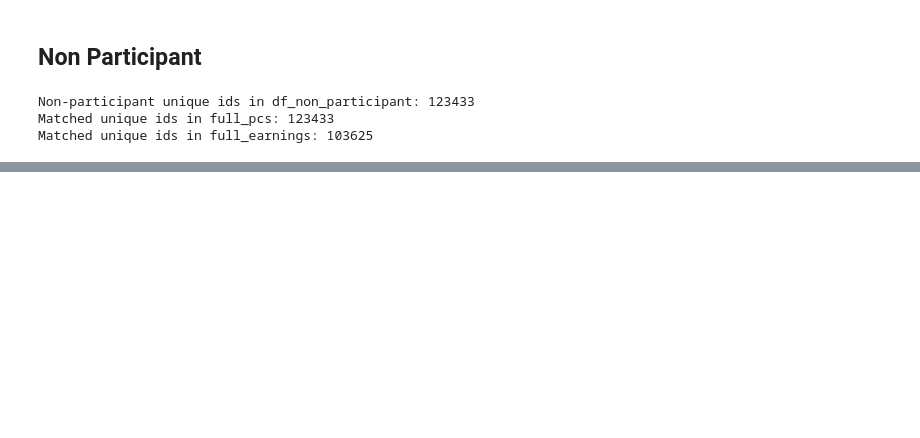
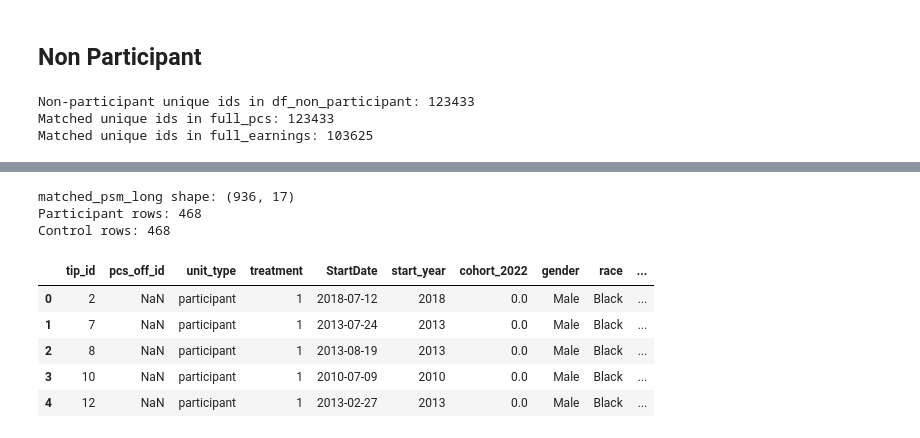
Before and after one commit to Nikki-Lemon/TIP2026, a Jupyter notebook: Matching/Participant_NonParticipant_Matching.ipynb, the cells around one changed output, grey strips where cells are left out. Cells and saved outputs as stored; diff of their text form; code cells hidden in the pictures; blank space fills up the shorter version.

```diff
--- a/Matching/Participant_NonParticipant_Matching.ipynb
+++ b/Matching/Participant_NonParticipant_Matching.ipynb
@@ -2483,0 +1934,71 @@ Notes:
+# %%
+# --------------------------------------------------
+# Block 6: Build final matched long table
+# --------------------------------------------------
+
+# control rows
+matched_control_long = matched_top1_controls.copy()
+matched_control_long["unit_type"] = "control"
+matched_control_long["treatment"] = 0
+
+matched_control_long = matched_control_long.rename(columns={
+    "inherited_StartDate": "StartDate"
+})
+
+# keep harmonized control-side columns
+matched_control_long = matched_control_long[[
+    "tip_id", "pcs_off_id", "unit_type", "treatment",
+    "StartDate", "start_year", "cohort_2022",
+    "gender", "race", "year_of_birth_final", "age_of_first_offense",
+    "num_sentences_before_start", "any_high_ogs_before_start",
+    "num_offenses_before_start", "earnings_2yr_preTIP",
+    "job_right_before_tip", "psm_distance"
+]].copy()
+
+matched_control_long = matched_control_long.rename(columns={
+    "year_of_birth_final": "year_of_birth"
+})
+
+# participant rows
+matched_tip_ids = matched_top1_controls["tip_id"].unique()
+
+matched_participant_long = participant_psm_base[
+    participant_psm_base["tip_id"].isin(matched_tip_ids)
+].copy()
+
+matched_participant_long["pcs_off_id"] = np.nan
+matched_participant_long["unit_type"] = "participant"
+matched_participant_long["treatment"] = 1
+matched_participant_long["start_year"] = matched_participant_long["StartDate"].dt.year
+matched_participant_long["psm_distance"] = 0.0
+
+matched_participant_long = matched_participant_long[[
+    "tip_id", "pcs_off_id", "unit_type", "treatment",
+    "StartDate", "start_year", "cohort_2022",
+    "gender", "race", "year_of_birth", "age_of_first_offense",
+    "num_sentences_before_start", "any_high_ogs_before_start",
+    "num_offenses_before_start", "earnings_2yr_preTIP",
+    "job_right_before_tip", "psm_distance"
+]].copy()
+
+# combine
+matched_psm_long = pd.concat(
+    [matched_participant_long, matched_control_long],
+    ignore_index=True
+)
+
+print("matched_psm_long shape:", matched_psm_long.shape)
+print("Participant rows:", (matched_psm_long["treatment"] == 1).sum())
+print("Control rows:", (matched_psm_long["treatment"] == 0).sum())
+
+matched_psm_long.head()
+# %% [output]
+matched_psm_long shape: (936, 17)
+Participant rows: 468
+Control rows: 468
+|  | tip_id | pcs_off_id | unit_type | treatment | StartDate | start_year | cohort_2022 | gender | race | ... |
+| 0 | 2 | NaN | participant | 1 | 2018-07-12 | 2018 | 0.0 | Male | Black | ... |
+| 1 | 7 | NaN | participant | 1 | 2013-07-24 | 2013 | 0.0 | Male | Black | ... |
+| 2 | 8 | NaN | participant | 1 | 2013-08-19 | 2013 | 0.0 | Male | Black | ... |
+| 3 | 10 | NaN | participant | 1 | 2010-07-09 | 2010 | 0.0 | Male | Black | ... |
+| 4 | 12 | NaN | participant | 1 | 2013-02-27 | 2013 | 0.0 | Male | Black | ... |
```
Also changed, not shown: parts of 80 cells of this notebook.
